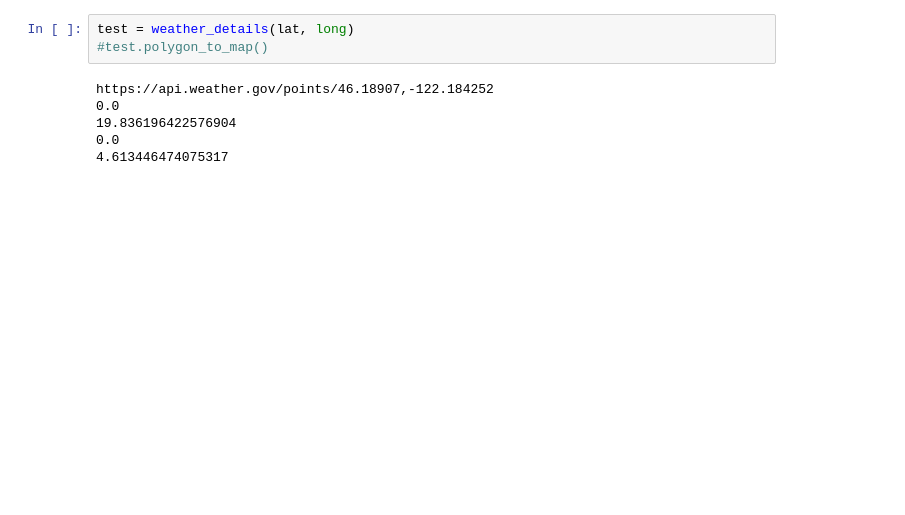
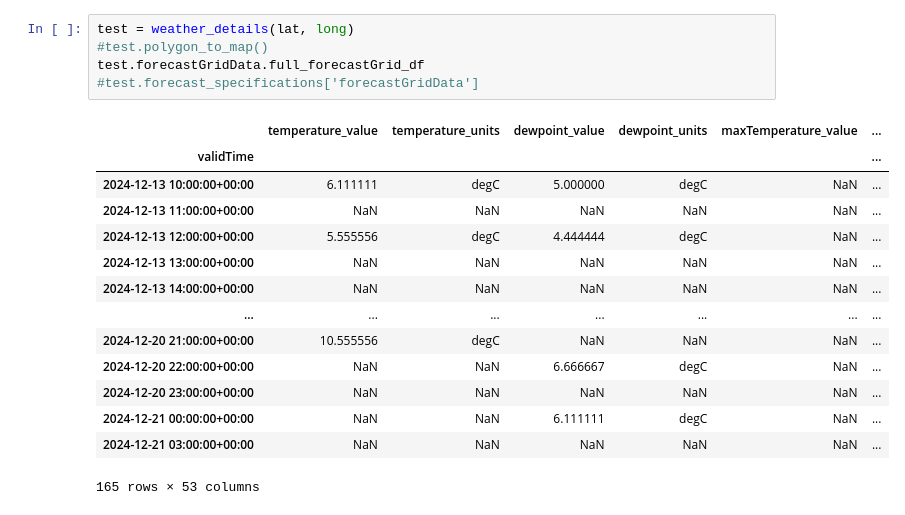
Before and after one commit to dviabhav/Weather.gov-API-data-class, a Jupyter notebook: Weather class.ipynb, the cells around one changed output. Saved outputs shown, nothing was run; the diff lists cells and outputs as text; blank space fills up the shorter version.

Commit message:
Rearranged weather class by creating parent and children classes, some of which are used in the final weather object type. Future works includes writing in-built functions to visualize variables.

```diff
--- a/Weather class.ipynb
+++ b/Weather class.ipynb
@@ -124,9 +244,20 @@ long = -122.184252
 # %%
 test = weather_details(lat, long)
 #test.polygon_to_map()
+test.forecastGridData.full_forecastGrid_df
+#test.forecast_specifications['forecastGridData']
 # %% [output]
+|  | temperature_value | temperature_units | dewpoint_value | dewpoint_units | maxTemperature_value | ... |
+| validTime |  |  |  |  |  | ... |
+| 2024-12-13 10:00:00+00:00 | 6.111111 | degC | 5.000000 | degC | NaN | ... |
+| 2024-12-13 11:00:00+00:00 | NaN | NaN | NaN | NaN | NaN | ... |
+| 2024-12-13 12:00:00+00:00 | 5.555556 | degC | 4.444444 | degC | NaN | ... |
+| 2024-12-13 13:00:00+00:00 | NaN | NaN | NaN | NaN | NaN | ... |
+| 2024-12-13 14:00:00+00:00 | NaN | NaN | NaN | NaN | NaN | ... |
+| ... | ... | ... | ... | ... | ... | ... |
+| 2024-12-20 21:00:00+00:00 | 10.555556 | degC | NaN | NaN | NaN | ... |
+| 2024-12-20 22:00:00+00:00 | NaN | NaN | 6.666667 | degC | NaN | ... |
+| 2024-12-20 23:00:00+00:00 | NaN | NaN | NaN | NaN | NaN | ... |
+| 2024-12-21 00:00:00+00:00 | NaN | NaN | 6.111111 | degC | NaN | ... |
+| 2024-12-21 03:00:00+00:00 | NaN | NaN | NaN | NaN | NaN | ... |
-https://api.weather.gov/points/46.18907,-122.184252
-0.0
-19.836196422576904
-0.0
-4.613446474075317
+165 rows × 53 columns
```
Also changed, not shown: parts of 10 cells of this notebook, 1 other file.
